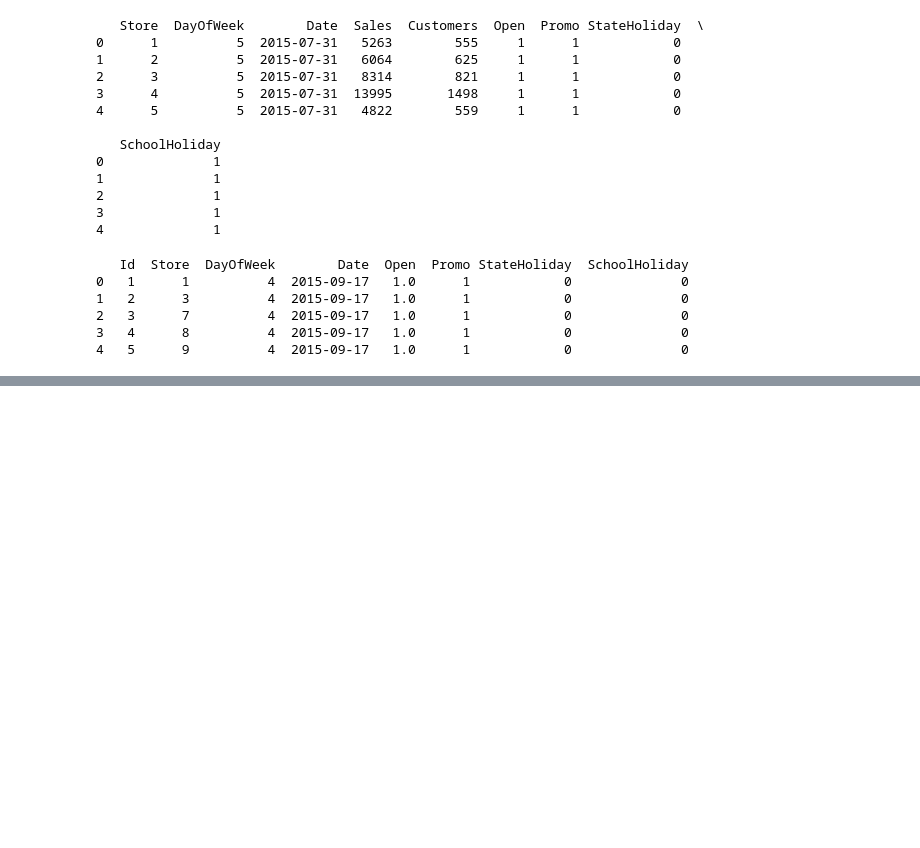
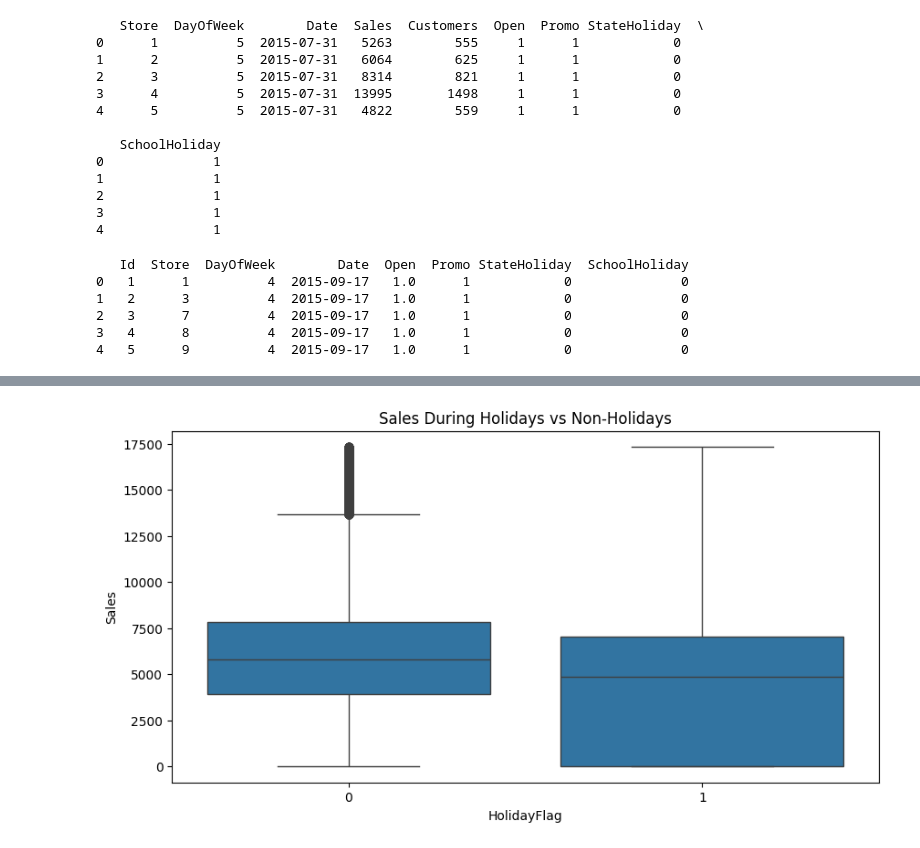
Before and after one commit to abrahamekeffale/week-4, a Jupyter notebook: Notebooks/EDA.ipynb, the cells around one changed output, grey strips where cells are left out. Drawn from its saved outputs; the diff is of its cells as text; code cells hidden in the pictures; blank space fills up the shorter version.

```diff
--- a/Notebooks/EDA.ipynb
+++ b/Notebooks/EDA.ipynb
@@ -68,0 +109,10 @@ plot_boxplot(train_data, 'Promo', 'Sales', 'Sales With and Without Promotions')
+# %%
+# Create a holiday flag and analyze sales around holidays
+train_data['HolidayFlag'] = train_data['StateHoliday'].apply(lambda x: 1 if x != '0' else 0)
+# Compare sales before, during, and after holidays
+plt.figure(figsize=(10, 5))
+sns.boxplot(x='HolidayFlag', y='Sales', data=train_data)
+plt.title('Sales During Holidays vs Non-Holidays')
+plt.show()
+# %% [output]
+[figure, added]
```
Also changed, not shown: parts of 9 cells of this notebook, 2 other files.
